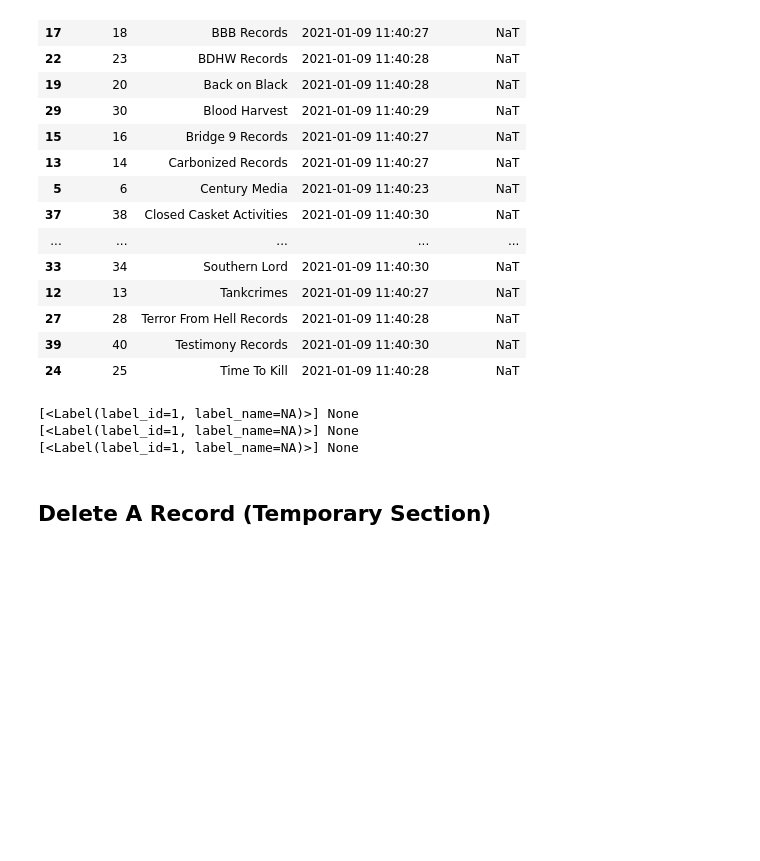
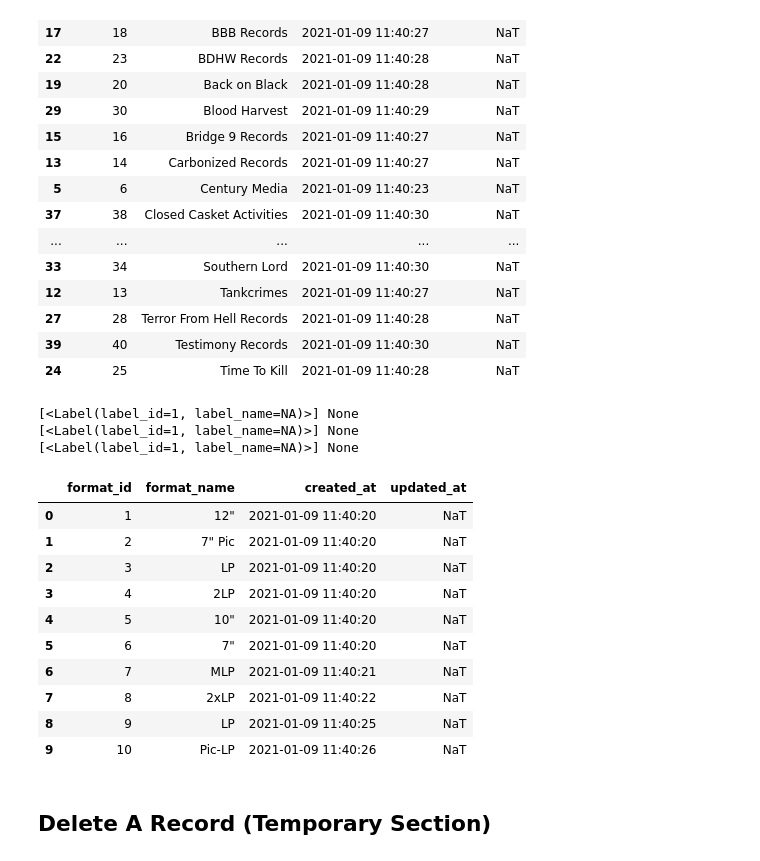
Before and after one commit to rbuerki/death-metal-disco, a Jupyter notebook: dev/prod_Query_DB.ipynb, the cells around one changed output. Drawn from its saved outputs; the diff is of its cells as text; code cells hidden in the pictures; blank space fills up the shorter version.

```diff
--- a/dev/prod_Query_DB.ipynb
+++ b/dev/prod_Query_DB.ipynb
@@ -162,6 +162,20 @@ for record in result:
 [<Label(label_id=1, label_name=NA)>] None
 [<Label(label_id=1, label_name=NA)>] None
 [<Label(label_id=1, label_name=NA)>] None
+# %%
+pd.read_sql("formats", engine)
+# %% [output]
+|  | format_id | format_name | created_at | updated_at |
+| 0 | 1 | 12" | 2021-01-09 11:40:20 | NaT |
+| 1 | 2 | 7" Pic | 2021-01-09 11:40:20 | NaT |
+| 2 | 3 | LP | 2021-01-09 11:40:20 | NaT |
+| 3 | 4 | 2LP | 2021-01-09 11:40:20 | NaT |
+| 4 | 5 | 10" | 2021-01-09 11:40:20 | NaT |
+| 5 | 6 | 7" | 2021-01-09 11:40:20 | NaT |
+| 6 | 7 | MLP | 2021-01-09 11:40:21 | NaT |
+| 7 | 8 | 2xLP | 2021-01-09 11:40:22 | NaT |
+| 8 | 9 | LP | 2021-01-09 11:40:25 | NaT |
+| 9 | 10 | Pic-LP | 2021-01-09 11:40:26 | NaT |
 # %% [markdown]
 ## Delete A Record (Temporary Section)
 # %%
```
Also changed, not shown: parts of 10 cells of this notebook, 2 other files.
